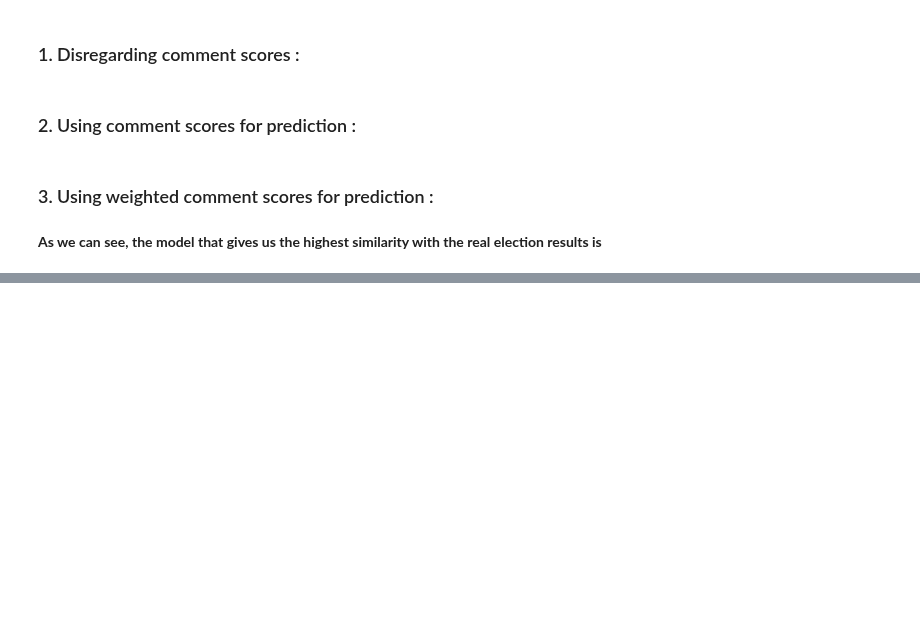
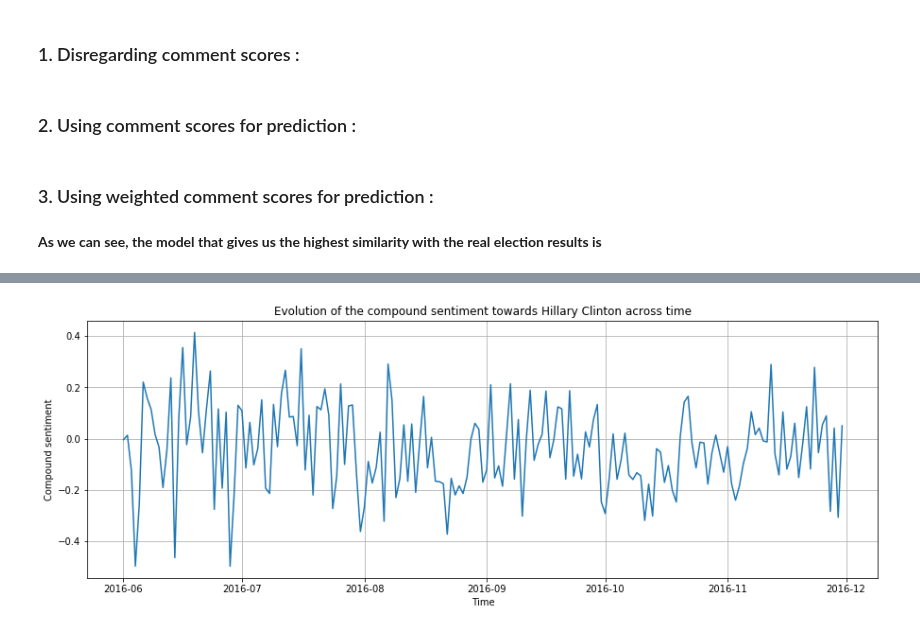
Before and after one commit to arthishow/Project, a Jupyter notebook: Final project.ipynb, the cells around one changed output, grey strips where cells are left out. Saved outputs shown, nothing was run; the diff lists cells and outputs as text; code cells hidden in the pictures; blank space fills up the shorter version.

```diff
--- a/Final project.ipynb
+++ b/Final project.ipynb
@@ -682,0 +728,17 @@ results_map_weight_score.save('maps/US_Election_Pred_Using_Weighted_Scores_2016.
+# %%
+politics_lite_clinton['positivity'] = politics_lite_clinton['sentiment'].apply(positive_sentiment)
+politics_lite_clinton['negativity'] = politics_lite_clinton['sentiment'].apply(negative_sentiment)
+politics_lite_clinton['compound'] = politics_lite_clinton['sentiment'].apply(compound_sentiment)
+politics_lite_clinton['day of year'] = politics_lite_clinton['created_utc'].map(lambda t: t.dayofyear)
+feeling_clinton_time = politics_lite_clinton[['day of year', 'positivity', 'negativity', 'compound']].groupby(politics_lite_trump['day of year']).agg('mean')
+feeling_clinton_time['date'] = feeling_clinton_time['day of year'].map(lambda t: datetime.datetime(2016, 1, 1) + datetime.timedelta(t - 1))
+# %%
+plt.figure(figsize=(15,5))
+plt.grid()
+plt.xlabel('Time')
+plt.ylabel('Compound sentiment')
+plt.title('Evolution of the compound sentiment towards Hillary Clinton across time')
+plt.plot(feeling_clinton_time['date'], feeling_clinton_time['compound'])
+plt.show()
+# %% [output]
+[figure, added]
```
Also changed, not shown: parts of 7 cells of this notebook.
